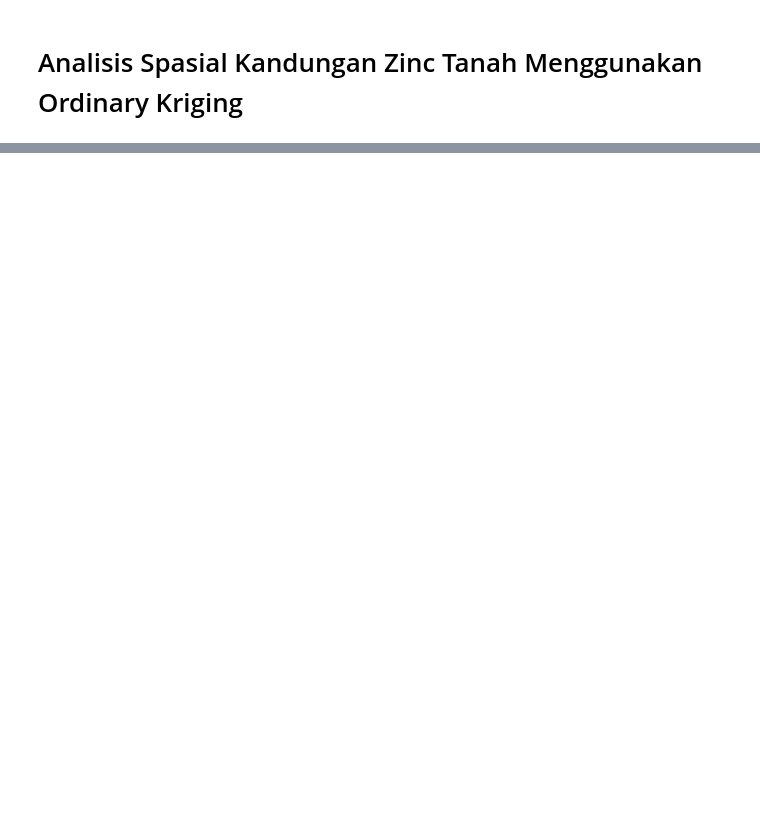
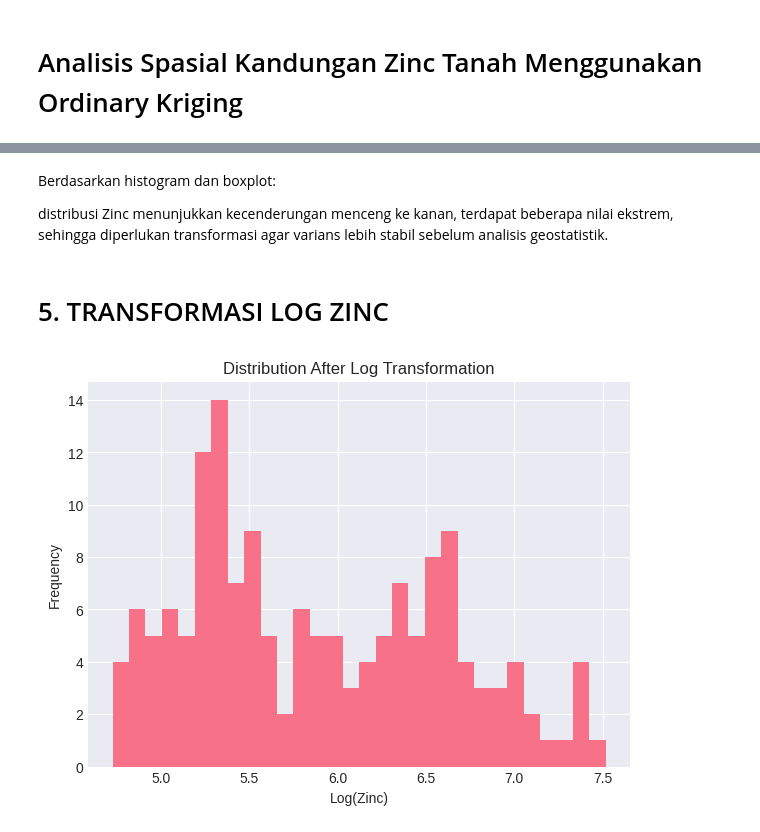
Before and after one commit to solehas25h-salmasoleha/Soil-Kriging-Analysis, a Jupyter notebook: kriging_analysis.ipynb, the cells around one changed output, grey strips where cells are left out. Saved outputs shown, nothing was run; the diff lists cells and outputs as text; code cells hidden in the pictures; blank space fills up the shorter version.

```diff
--- a/kriging_analysis.ipynb
+++ b/kriging_analysis.ipynb
@@ -807,0 +234,45 @@ plt.show()
+# %% [markdown]
+Berdasarkan histogram dan boxplot:
+
+distribusi Zinc menunjukkan kecenderungan menceng ke kanan,
+terdapat beberapa nilai ekstrem,
+sehingga diperlukan transformasi agar varians lebih stabil sebelum analisis geostatistik.
+# %% [markdown]
+# 5. TRANSFORMASI LOG ZINC
+# %%
+# =============================================================================
+# 5. TRANSFORMASI LOGARITMA
+# =============================================================================
+
+
+zinc_log = np.log(zinc)
+
+
+
+plt.figure(figsize=(7,5))
+
+
+plt.hist(
+    zinc_log,
+    bins=30
+)
+
+
+plt.xlabel(
+    "Log(Zinc)"
+)
+
+
+plt.ylabel(
+    "Frequency"
+)
+
+
+plt.title(
+    "Distribution After Log Transformation"
+)
+
+
+plt.show()
+# %% [output]
+[figure, added]
```
Also changed, not shown: parts of 119 cells of this notebook.
